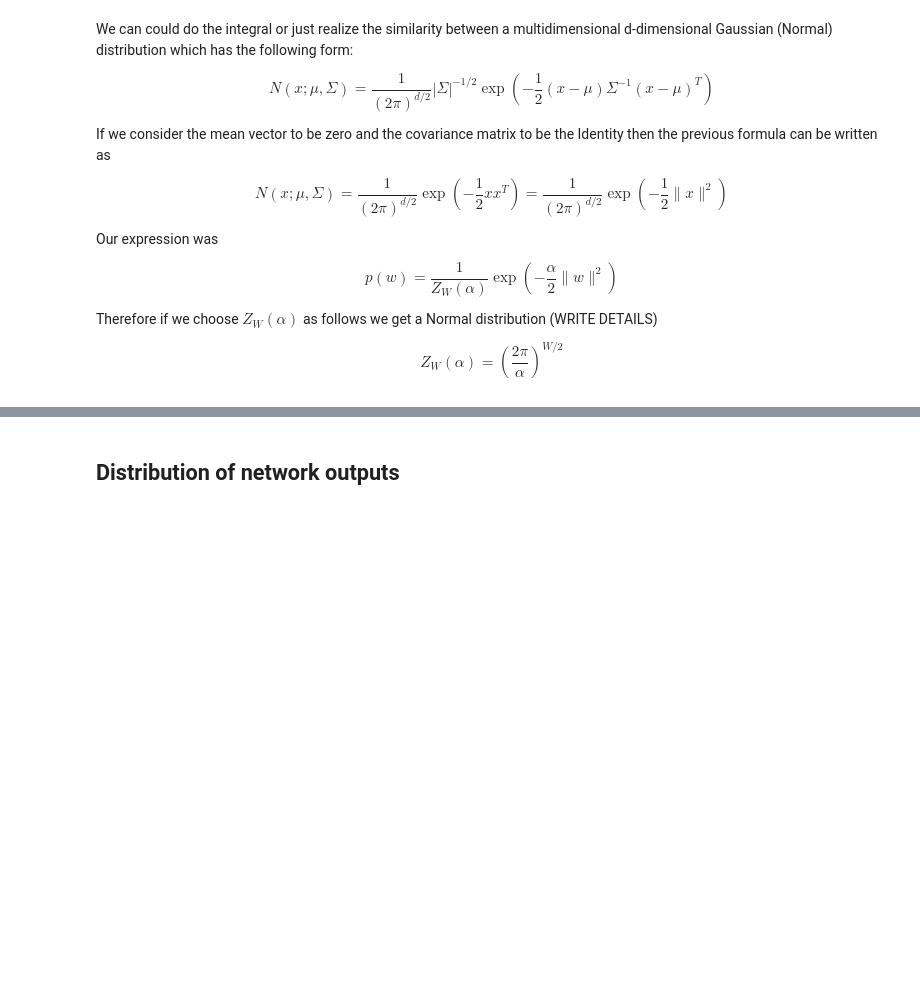
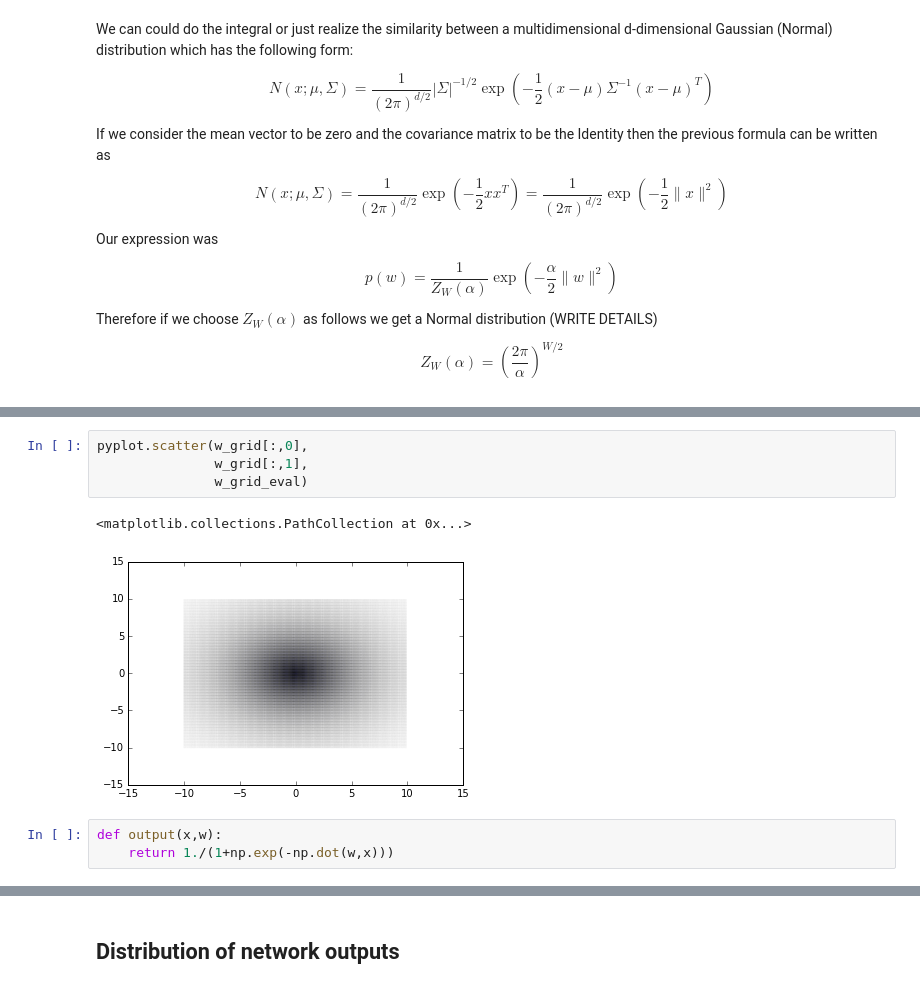
Before and after one commit to davidbp/connectionist, a Jupyter notebook: bayesianNNet/Bayesian_predictions.ipynb, the cells around one changed output, grey strips where cells are left out. Cells and saved outputs as stored; diff of their text form; blank space fills up the shorter version.

```diff
--- a/bayesianNNet/Bayesian_predictions.ipynb
+++ b/bayesianNNet/Bayesian_predictions.ipynb
@@ -236,0 +309,10 @@ Z_W(\alpha) =  \left(\frac{2 \pi}{\alpha}\right)^{W/2}
+# %%
+pyplot.scatter(w_grid[:,0],
+               w_grid[:,1],
+               w_grid_eval)
+# %% [output]
+<matplotlib.collections.PathCollection at 0x...>
+[figure, added]
+# %%
+def output(x,w):
+    return 1./(1+np.exp(-np.dot(w,x)))
```
Also changed, not shown: parts of 25 cells of this notebook.
